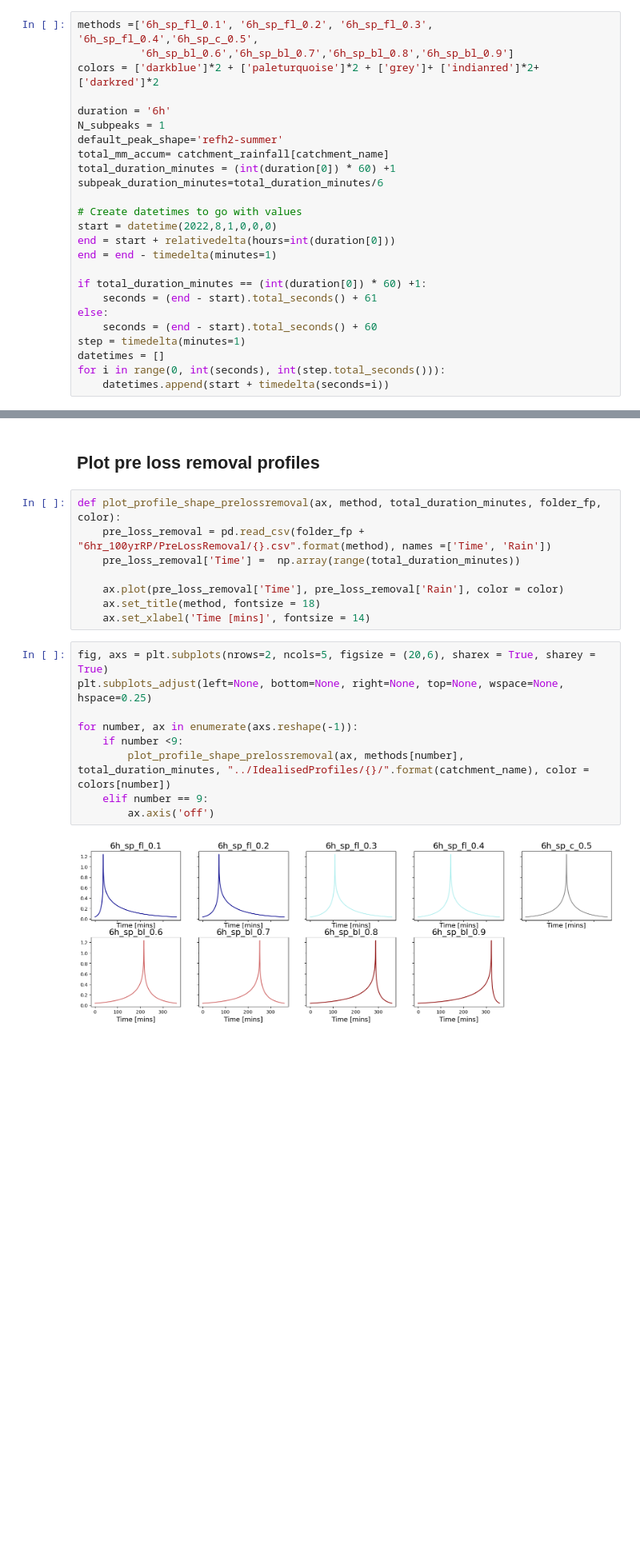
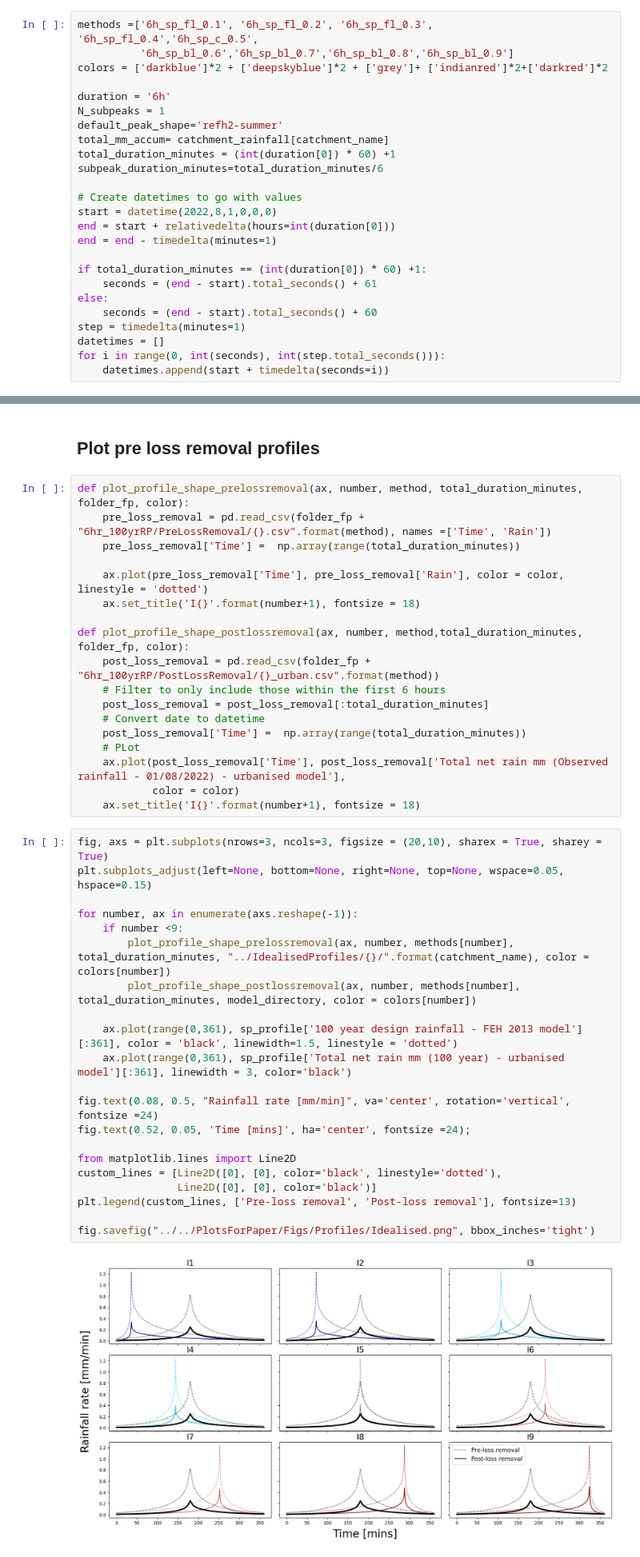
Before and after one commit to masher92/UKCP18, a Jupyter notebook: CatchmentAnalysis/CreateSyntheticRainfallEvents/IdealisedProfiles/ProduceProfiles.ipynb, the cells around one changed output, grey strips where cells are left out. Shown at 80% size. Cells and saved outputs as stored; diff of their text form; blank space fills up the shorter version.

Commit message:
updting nimrod method

```diff
--- a/CatchmentAnalysis/CreateSyntheticRainfallEvents/IdealisedProfiles/ProduceProfiles.ipynb
+++ b/CatchmentAnalysis/CreateSyntheticRainfallEvents/IdealisedProfiles/ProduceProfiles.ipynb
@@ -30,7 +30,7 @@ catchment_name = 'WykeBeck'
 # %%
 methods =['6h_sp_fl_0.1', '6h_sp_fl_0.2', '6h_sp_fl_0.3', '6h_sp_fl_0.4','6h_sp_c_0.5',
           '6h_sp_bl_0.6','6h_sp_bl_0.7','6h_sp_bl_0.8','6h_sp_bl_0.9']
-colors = ['darkblue']*2 + ['paleturquoise']*2 + ['grey']+ ['indianred']*2+['darkred']*2
+colors = ['darkblue']*2 + ['deepskyblue']*2 + ['grey']+ ['indianred']*2+['darkred']*2
 
 duration = '6h'
 N_subpeaks = 1
@@ -104,24 +104,46 @@ Also the max value in each 5th (to check whether the fifth where the peak in int
 # %% [markdown]
 ## Plot pre loss removal profiles
 # %%
-def plot_profile_shape_prelossremoval(ax, method, total_duration_minutes, folder_fp, color):
+def plot_profile_shape_prelossremoval(ax, number, method, total_duration_minutes, folder_fp, color):
     pre_loss_removal = pd.read_csv(folder_fp + "6hr_100yrRP/PreLossRemoval/{}.csv".format(method), names =['Time', 'Rain'])
     pre_loss_removal['Time'] =  np.array(range(total_duration_minutes))
 
-    ax.plot(pre_loss_removal['Time'], pre_loss_removal['Rain'], color = color)
-    ax.set_title(method, fontsize = 18)
-    ax.set_xlabel('Time [mins]', fontsize = 14)
+    ax.plot(pre_loss_removal['Time'], pre_loss_removal['Rain'], color = color, linestyle = 'dotted')
+    ax.set_title('I{}'.format(number+1), fontsize = 18)
+
+def plot_profile_shape_postlossremoval(ax, number, method,total_duration_minutes, folder_fp, color):
+    post_loss_removal = pd.read_csv(folder_fp + "6hr_100yrRP/PostLossRemoval/{}_urban.csv".format(method))
+    # Filter to only include those within the first 6 hours
+    post_loss_removal = post_loss_removal[:total_duration_minutes]
+    # Convert date to datetime
+    post_loss_removal['Time'] =  np.array(range(total_duration_minutes))
+    # PLot
+    ax.plot(post_loss_removal['Time'], post_loss_removal['Total net rain mm (Observed rainfall - 01/08/2022) - urbanised model'],
+            color = color)
+    ax.set_title('I{}'.format(number+1), fontsize = 18)
 # %%
-fig, axs = plt.subplots(nrows=2, ncols=5, figsize = (20,6), sharex = True, sharey = True)
-plt.subplots_adjust(left=None, bottom=None, right=None, top=None, wspace=None, hspace=0.25)
+fig, axs = plt.subplots(nrows=3, ncols=3, figsize = (20,10), sharex = True, sharey = True)
+plt.subplots_adjust(left=None, bottom=None, right=None, top=None, wspace=0.05, hspace=0.15)
 
 for number, ax in enumerate(axs.reshape(-1)):
     if number <9:
-        plot_profile_shape_prelossremoval(ax, methods[number], total_duration_minutes, "../IdealisedProfiles/{}/".format(catchment_name), color = colors[number])
-    elif number == 9:
-        ax.axis('off')
+        plot_profile_shape_prelossremoval(ax, number, methods[number], total_duration_minutes, "../IdealisedProfiles/{}/".format(catchment_name), color = colors[number])
+        plot_profile_shape_postlossremoval(ax, number, methods[number], total_duration_minutes, model_directory, color = colors[number])
+
+    ax.plot(range(0,361), sp_profile['100 year design rainfall - FEH 2013 model'][:361], color = 'black', linewidth=1.5, linestyle = 'dotted')
+    ax.plot(range(0,361), sp_profile['Total net rain mm (100 year) - urbanised model'][:361], linewidth = 3, color='black')
+
+fig.text(0.08, 0.5, "Rainfall rate [mm/min]", va='center', rotation='vertical', fontsize =24)
+fig.text(0.52, 0.05, 'Time [mins]', ha='center', fontsize =24);
+
+from matplotlib.lines import Line2D
+custom_lines = [Line2D([0], [0], color='black', linestyle='dotted'),
+                Line2D([0], [0], color='black')]
+plt.legend(custom_lines, ['Pre-loss removal', 'Post-loss removal'], fontsize=13)
+
+fig.savefig("../../PlotsForPaper/Figs/Profiles/Idealised.png", bbox_inches='tight')
 # %% [output]
-[figure, old version]
+[figure, new version]
 # %% [markdown]
 ## Plot post loss removal profiles
 # %%
```
Also changed, not shown: 34 other files.
